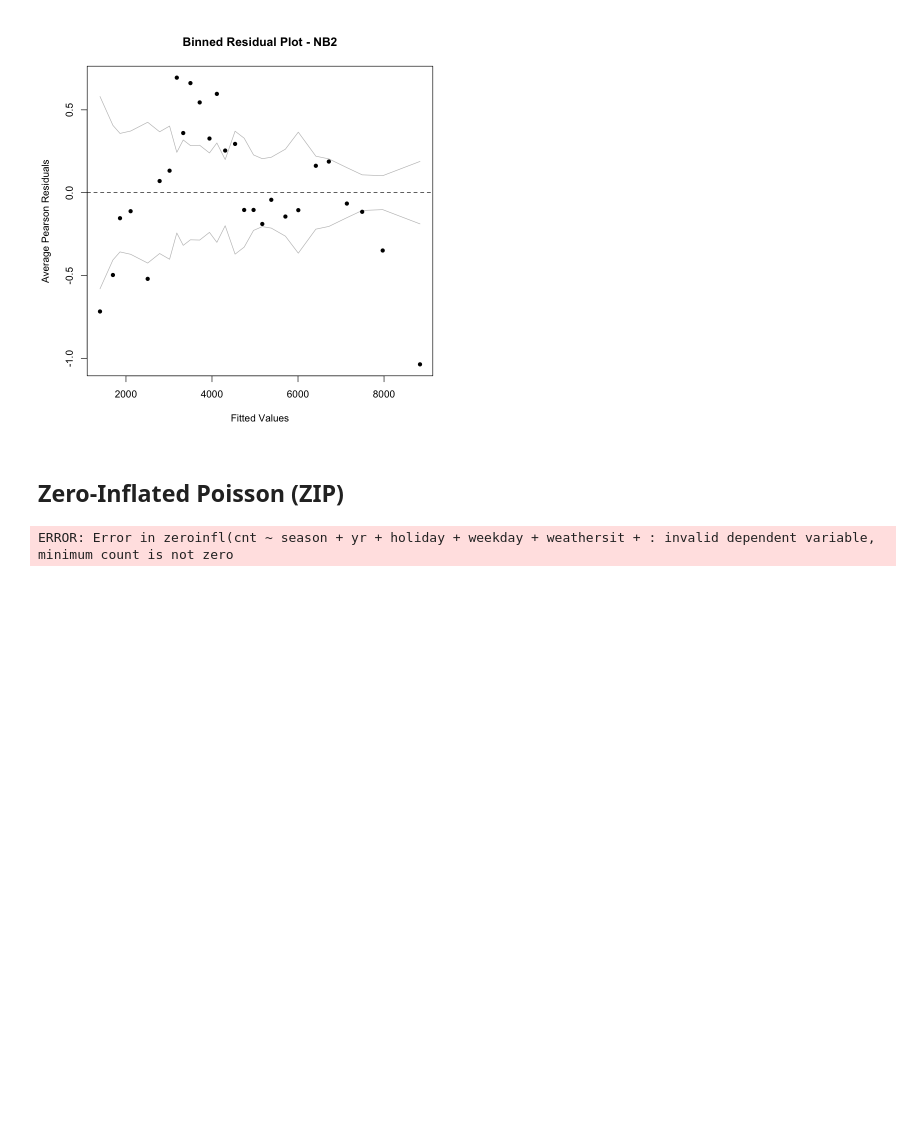
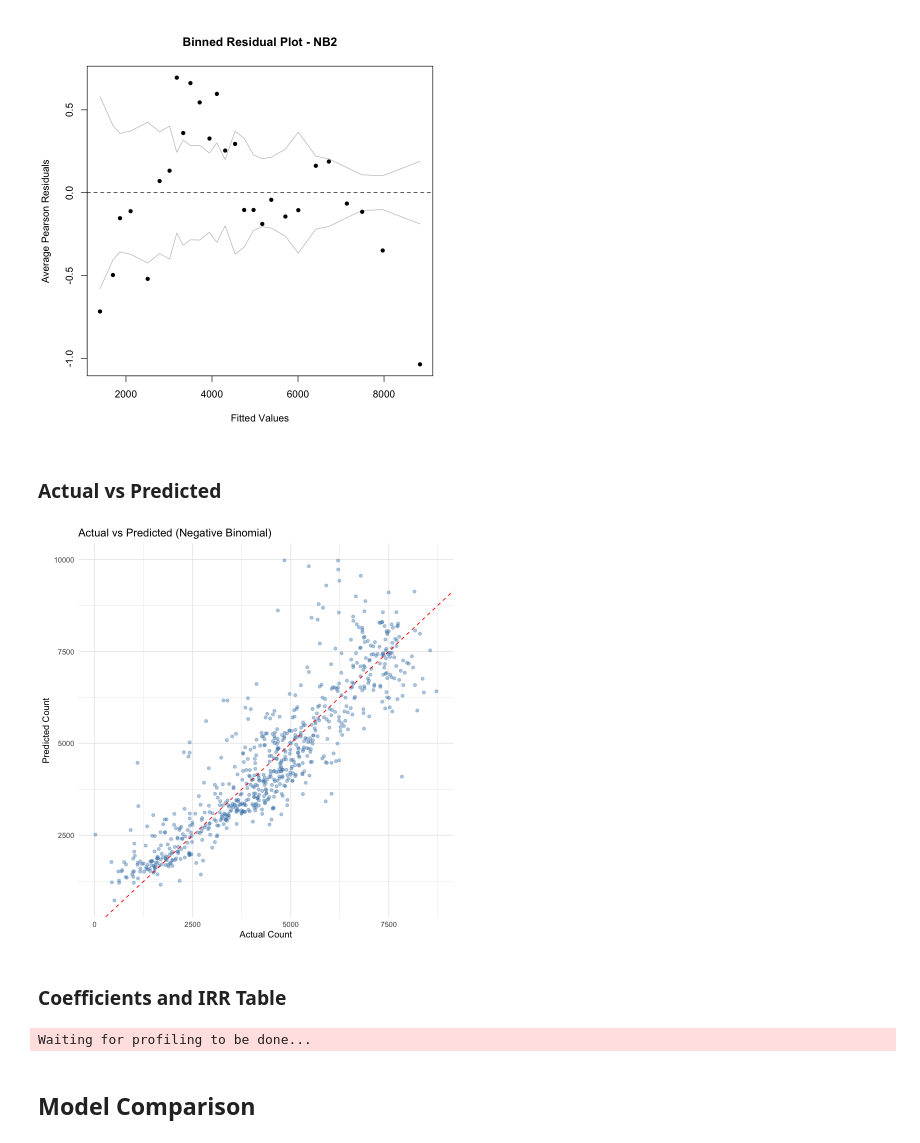
Before and after one commit to ShengPeiWilliam/bikerental-poisson, a Jupyter notebook: code/bikerental_analysis.ipynb, the cells around one changed output. Saved outputs shown, nothing was run; the diff lists cells and outputs as text; code cells hidden in the pictures; blank space fills up the shorter version.

Commit message:
feat: complete Poisson and NB2 analysis with dispersion diagnostics, IRR table, and model comparison

```diff
--- a/code/bikerental_analysis.ipynb
+++ b/code/bikerental_analysis.ipynb
@@ -218,9 +195,0 @@ poisson.model <- glm(cnt ~ season + yr + holiday + weekday +
-# %%
-result.irr <- data.frame(
-  Variable = names(coef(poisson.model)),
-  IRR      = round(exp(coef(poisson.model)), 3),
-  CI_Lower = round(exp(confint(poisson.model))[, 1], 3),
-  CI_Upper = round(exp(confint(poisson.model))[, 2], 3)
-)
-
-print(result.irr, row.names = FALSE)
@@ -297,14 +307,36 @@ binnedplot(fitted(nb.model),
            ylab = "Average Pearson Residuals")
 # %% [output]
 [figure]
-# %% [markdown]
-## Zero-Inflated Poisson (ZIP)
-# %%
-zip.model <- zeroinfl(cnt ~ season + yr + holiday + weekday +
-                      weathersit + temp + hum + windspeed,
-                      data = bike.data,
-                      dist = "poisson")
-
-summary(zip.model)
-# %% [output]
-ERROR: Error in zeroinfl(cnt ~ season + yr + holiday + weekday + weathersit + : invalid dependent variable, minimum count is not zero
+# %% [markdown]
+### Actual vs Predicted
+# %%
+pred.nb <- predict(nb.model, type = "response")
+
+result.pred <- data.frame(
+  actual    = bike.data$cnt,
+  predicted = round(pred.nb, 0)
+)
+
+ggplot(result.pred, aes(x = actual, y = predicted)) +
+  geom_point(alpha = 0.4, color = "steelblue") +
+  geom_abline(slope = 1, intercept = 0, color = "red", linetype = "dashed") +
+  labs(title = "Actual vs Predicted (Negative Binomial)",
+       x = "Actual Count", y = "Predicted Count") +
+  theme_minimal()
+# %% [output]
+[figure, added]
+# %% [markdown]
+### Coefficients and IRR Table
+# %%
+result.irr <- data.frame(
+  Variable = names(coef(nb.model)),
+  IRR      = round(exp(coef(nb.model)), 3),
+  CI_Lower = round(exp(confint(nb.model))[, 1], 3),
+  CI_Upper = round(exp(confint(nb.model))[, 2], 3)
+)
+
+print(result.irr, row.names = FALSE)
+# %% [output]
+Waiting for profiling to be done...
+# %% [markdown]
+## Model Comparison
```
Also changed, not shown: parts of 20 cells of this notebook.
